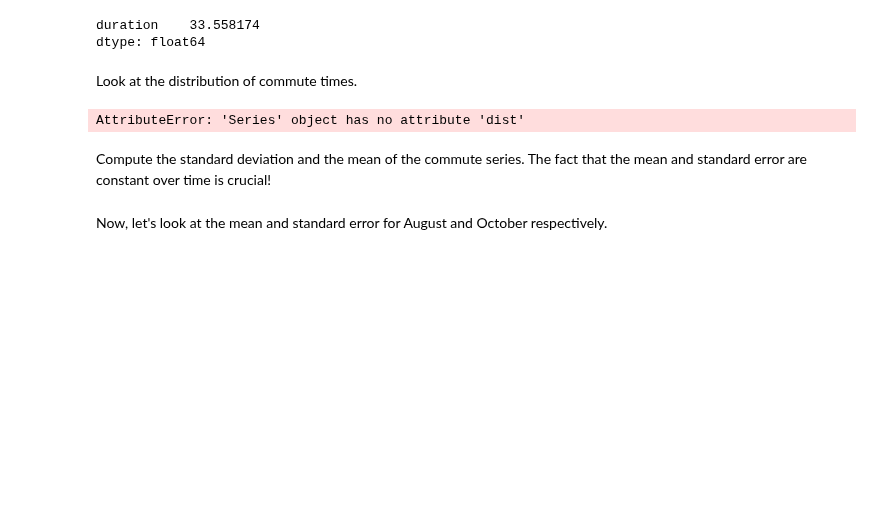
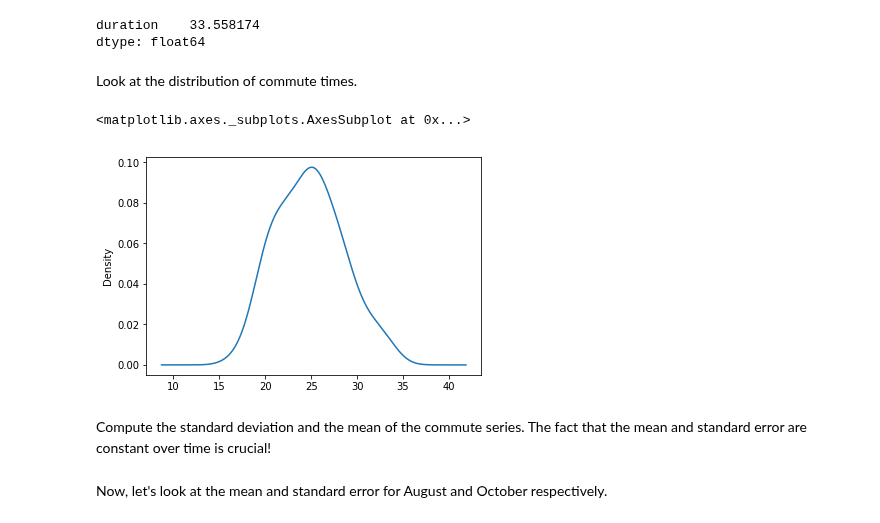
Before and after one commit to fleralle/dsc-basic-time-series-models-lab-houston-ds-042219, a Jupyter notebook: index.ipynb, the cells around one changed output. Drawn from its saved outputs; the diff is of its cells as text; code cells hidden in the pictures; blank space fills up the shorter version.

```diff
--- a/index.ipynb
+++ b/index.ipynb
@@ -87,9 +87,10 @@ dtype: float64
 Look at the distribution of commute times.
 # %%
 # your code here
-ts.duration.plot(kind='')
+ts.duration.plot(kind='kde')
 # %% [output]
-AttributeError: 'Series' object has no attribute 'dist'
+<matplotlib.axes._subplots.AxesSubplot at 0x...>
+[figure, added]
 # %% [markdown]
 Compute the standard deviation and the mean of the commute series. The fact that the mean and standard error are constant over time is crucial!
 # %%
```
